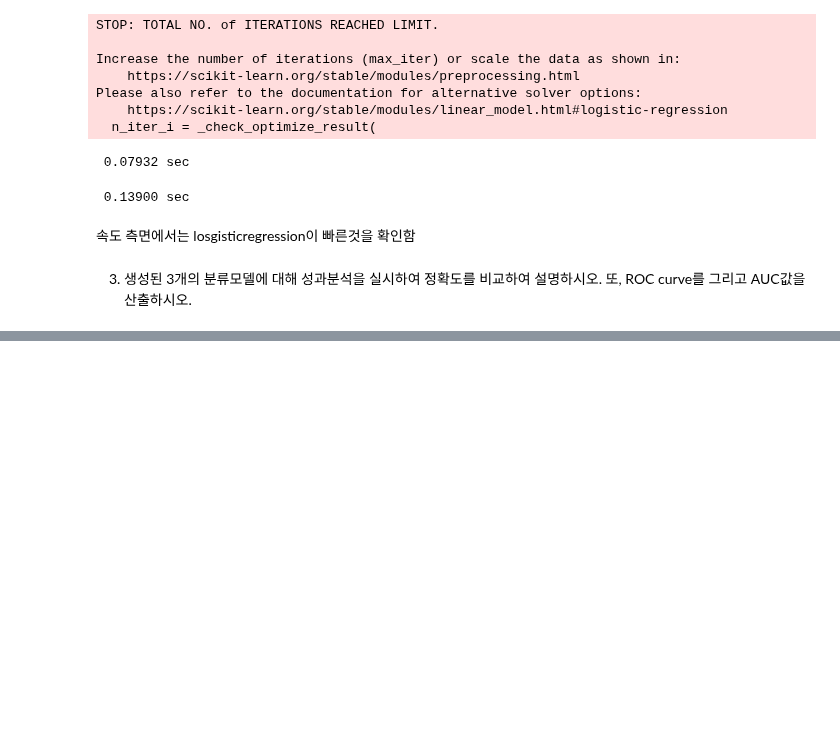
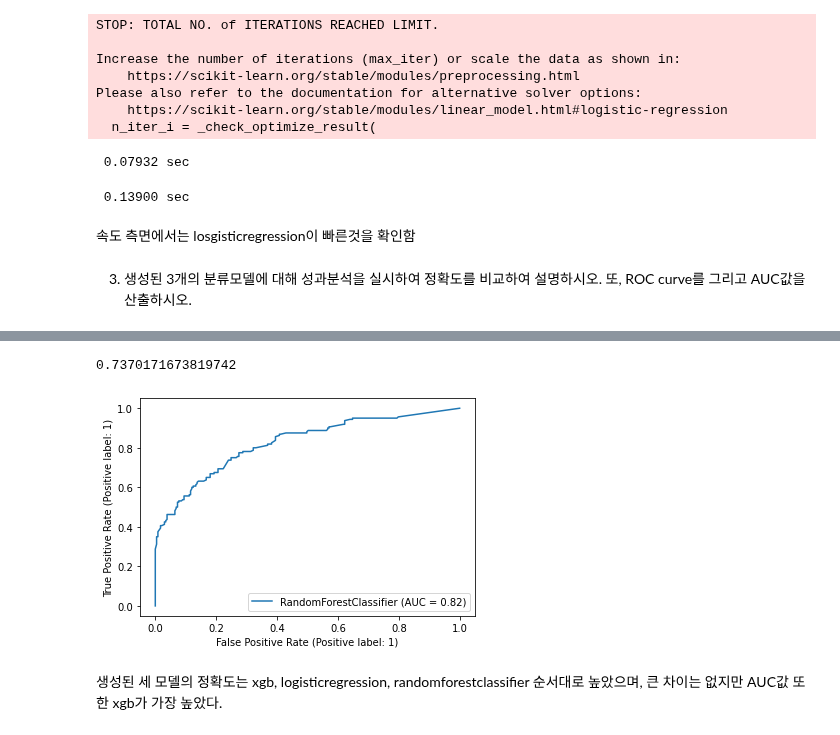
Before and after one commit to suhyehye/ADP-study, a Jupyter notebook: 03.모의고사/데이터에듀/2회/2. 정형데이터마이닝.ipynb, the cells around one changed output, grey strips where cells are left out. Saved outputs shown, nothing was run; the diff lists cells and outputs as text; code cells hidden in the pictures; blank space fills up the shorter version.

```diff
--- a/03.모의고사/데이터에듀/2회/2. 정형데이터마이닝.ipynb
+++ b/03.모의고사/데이터에듀/2회/2. 정형데이터마이닝.ipynb
@@ -184,0 +205,10 @@ model_result(rf,'RandomForestClassifier')
+# %%
+rf_pred = rf.predict(X_test)
+print(roc_auc_score(y_test, rf_pred))
+plot_roc_curve(rf, X_test, y_test)
+plt.show()
+# %% [output]
+0.7370171673819742
+[figure, added]
+# %% [markdown]
+생성된 세 모델의 정확도는 xgb, logisticregression, randomforestclassifier 순서대로 높았으며, 큰 차이는 없지만 AUC값 또한 xgb가 가장 높았다.
```
Also changed, not shown: parts of 2 cells of this notebook.
